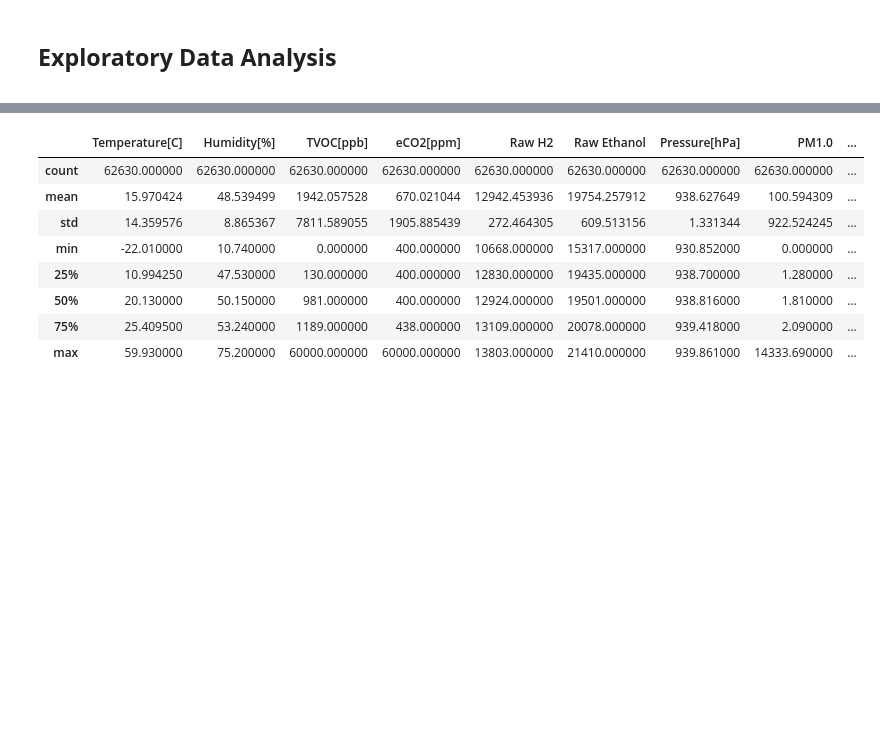
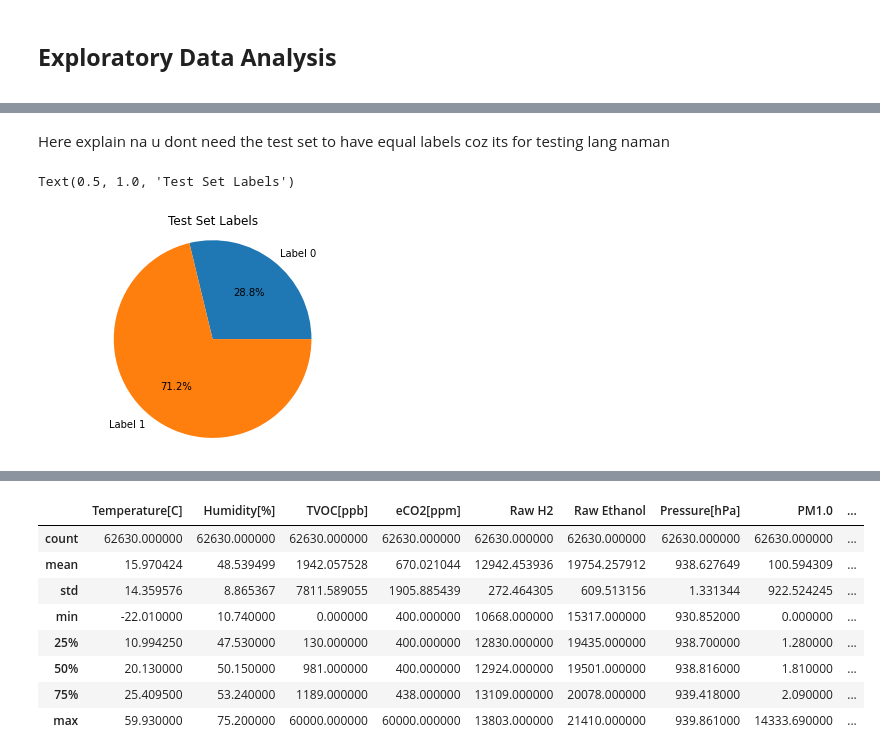
Before and after one commit to leigharriane/STINTSY-MP-Group3, a Jupyter notebook: MP_Group3.ipynb, the cells around one changed output, grey strips where cells are left out. Drawn from its saved outputs; the diff is of its cells as text; code cells hidden in the pictures; blank space fills up the shorter version.

```diff
--- a/MP_Group3.ipynb
+++ b/MP_Group3.ipynb
@@ -193,0 +217,10 @@ Name: Fire Alarm, dtype: int64
+# %% [markdown]
+Here explain na u dont need the test set to have equal labels coz its for testing lang naman
+# %%
+fig, ax = plt.subplots()
+ax.pie([y_test.value_counts()[0],y_test.value_counts()[1]], labels=["Label 0", "Label 1"], autopct='%1.1f%%')
+ax.axis('equal')  # Equal aspect ratio ensures the pie chart is circular.
+ax.set_title('Test Set Labels')
+# %% [output]
+Text(0.5, 1.0, 'Test Set Labels')
+[figure, added]
```
Also changed, not shown: parts of 6 cells of this notebook.
